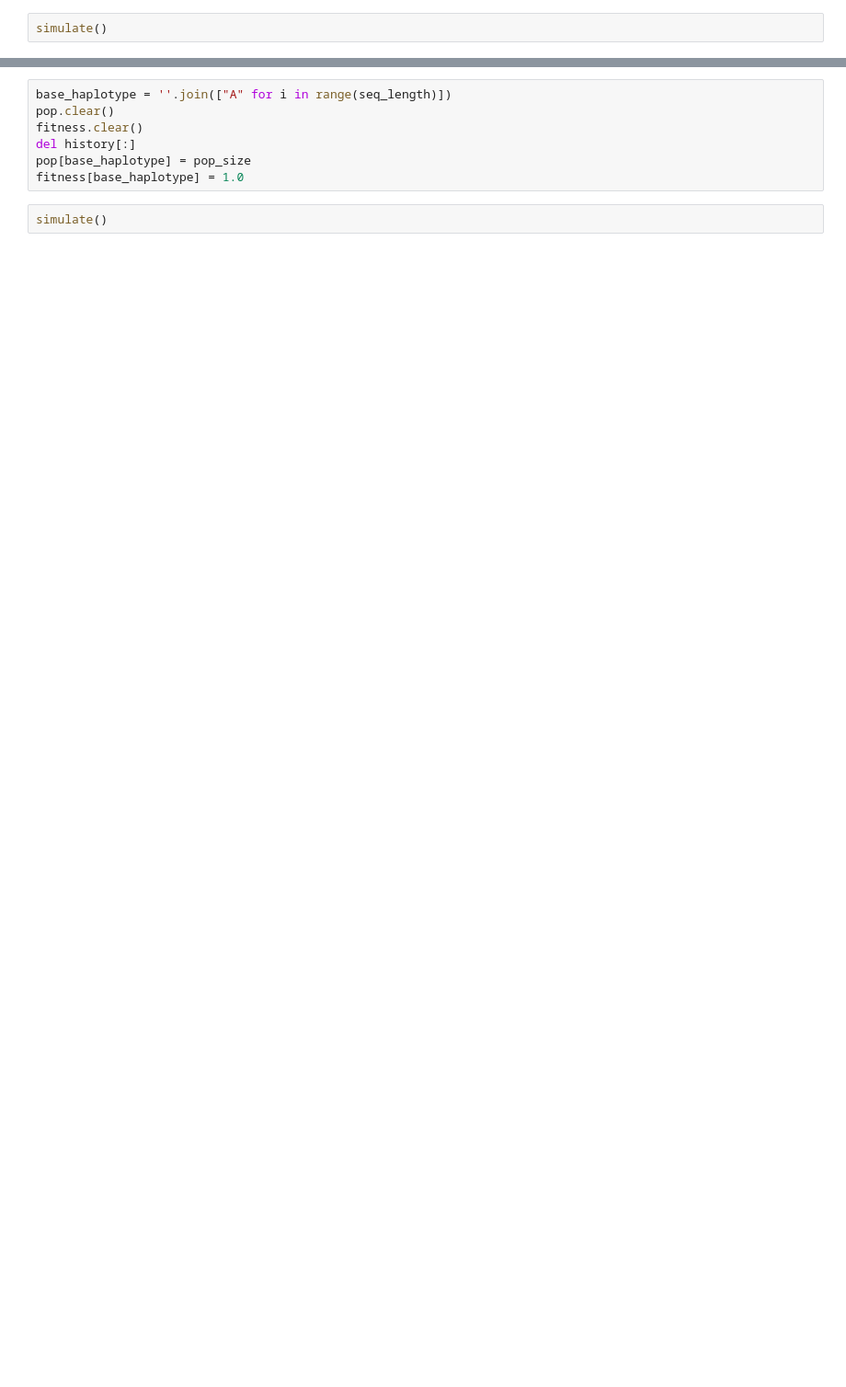
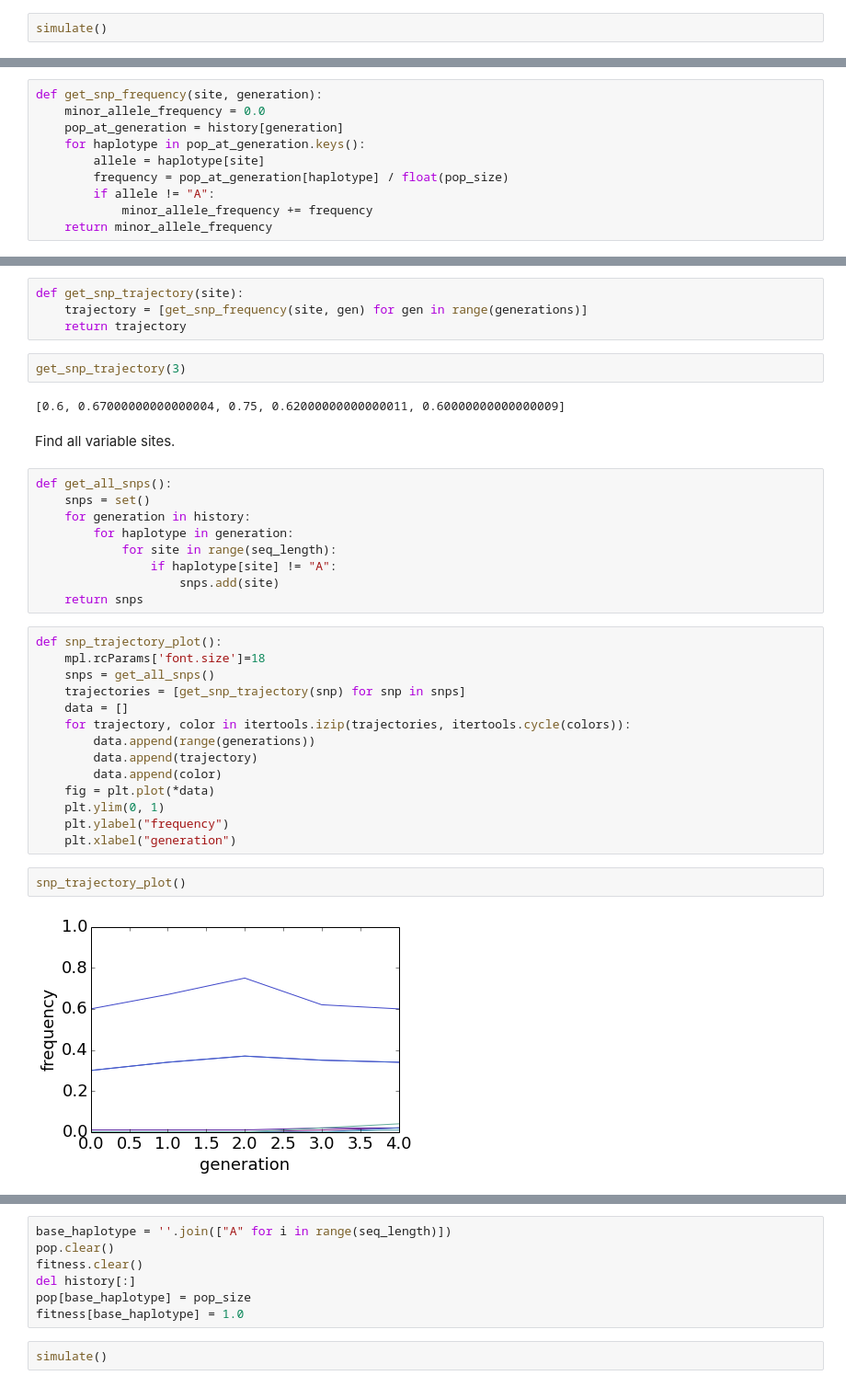
Before and after one commit to trvrb/sismid, a Jupyter notebook: wright-fisher/mutation-drift-selection.ipynb, the cells around one changed output, grey strips where cells are left out. Shown: that part at 92% size. Cells and saved outputs as stored; diff of their text form; blank space fills up the shorter version.

```diff
--- a/wright-fisher/mutation-drift-selection.ipynb
+++ b/wright-fisher/mutation-drift-selection.ipynb
@@ -569,0 +274,10 @@ def stacked_trajectory_plot_fitness():
+# %%
+def get_snp_frequency(site, generation):
+    minor_allele_frequency = 0.0
+    pop_at_generation = history[generation]
+    for haplotype in pop_at_generation.keys():
+        allele = haplotype[site]
+        frequency = pop_at_generation[haplotype] / float(pop_size)
+        if allele != "A":
+            minor_allele_frequency += frequency
+    return minor_allele_frequency
@@ -569,0 +288,37 @@ def stacked_trajectory_plot_fitness():
+# %%
+def get_snp_trajectory(site):
+    trajectory = [get_snp_frequency(site, gen) for gen in range(generations)]
+    return trajectory
+# %%
+get_snp_trajectory(3)
+# %% [output]
+[0.6, 0.67000000000000004, 0.75, 0.62000000000000011, 0.60000000000000009]
+# %% [markdown]
+Find all variable sites.
+# %%
+def get_all_snps():
+    snps = set()
+    for generation in history:
+        for haplotype in generation:
+            for site in range(seq_length):
+                if haplotype[site] != "A":
+                    snps.add(site)
+    return snps
+# %%
+def snp_trajectory_plot():
+    mpl.rcParams['font.size']=18
+    snps = get_all_snps()
+    trajectories = [get_snp_trajectory(snp) for snp in snps]
+    data = []
+    for trajectory, color in itertools.izip(trajectories, itertools.cycle(colors)):
+        data.append(range(generations))
+        data.append(trajectory)
+        data.append(color)
+    fig = plt.plot(*data)
+    plt.ylim(0, 1)
+    plt.ylabel("frequency")
+    plt.xlabel("generation")
+# %%
+snp_trajectory_plot()
+# %% [output]
+[figure, added]
```
Also changed, not shown: parts of 174 cells of this notebook, 3 other files.
